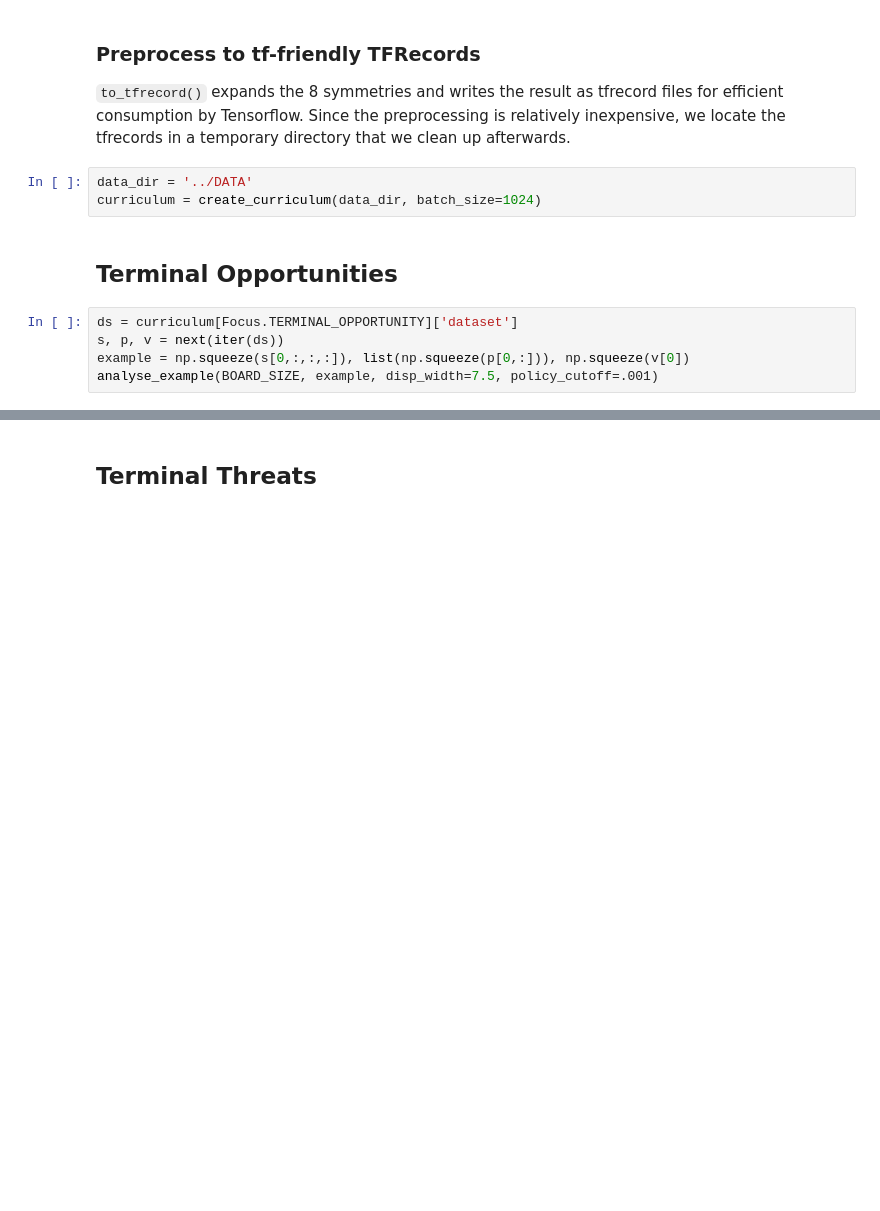
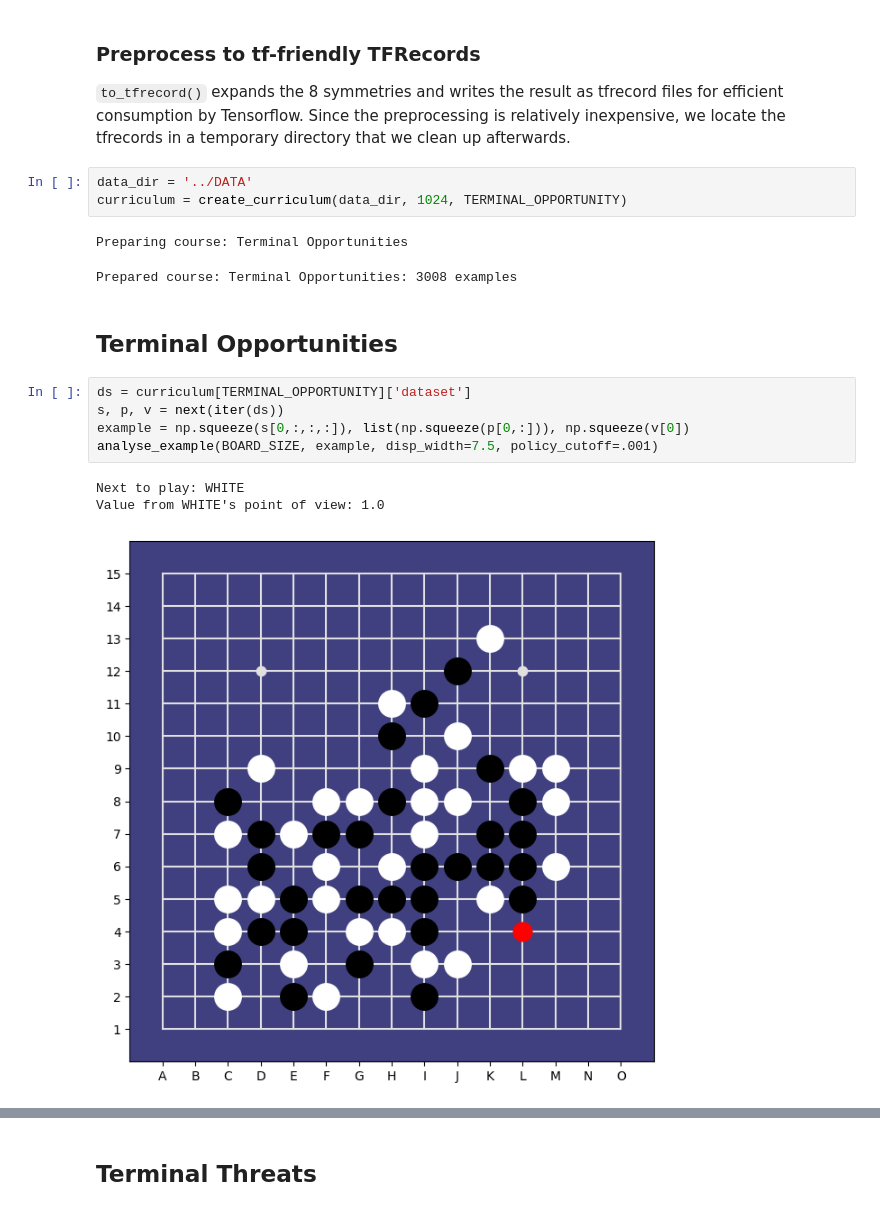
Before and after one commit to Project-Ellie/DeepGomoku, a Jupyter notebook: notebooks/Training_Curriculum.ipynb, the cells around one changed output, grey strips where cells are left out. Cells and saved outputs as stored; diff of their text form; blank space fills up the shorter version.

```diff
--- a/notebooks/Training_Curriculum.ipynb
+++ b/notebooks/Training_Curriculum.ipynb
@@ -38,11 +62,18 @@ print(source)
 `to_tfrecord()` expands the 8 symmetries and writes the result as tfrecord files for efficient consumption by Tensorflow. Since the preprocessing is relatively inexpensive, we locate the tfrecords in a temporary directory that we clean up afterwards.
 # %%
 data_dir = '../DATA'
-curriculum = create_curriculum(data_dir, batch_size=1024)
+curriculum = create_curriculum(data_dir, 1024, TERMINAL_OPPORTUNITY)
+# %% [output]
+Preparing course: Terminal Opportunities
+Prepared course: Terminal Opportunities: 3008 examples
 # %% [markdown]
 ## Terminal Opportunities
 # %%
-ds = curriculum[Focus.TERMINAL_OPPORTUNITY]['dataset']
+ds = curriculum[TERMINAL_OPPORTUNITY]['dataset']
 s, p, v = next(iter(ds))
 example = np.squeeze(s[0,:,:,:]), list(np.squeeze(p[0,:])), np.squeeze(v[0])
 analyse_example(BOARD_SIZE, example, disp_width=7.5, policy_cutoff=.001)
+# %% [output]
+Next to play: WHITE
+Value from WHITE's point of view: 1.0
+[figure, added]
```
Also changed, not shown: parts of 49 cells of this notebook, 18 other files.
